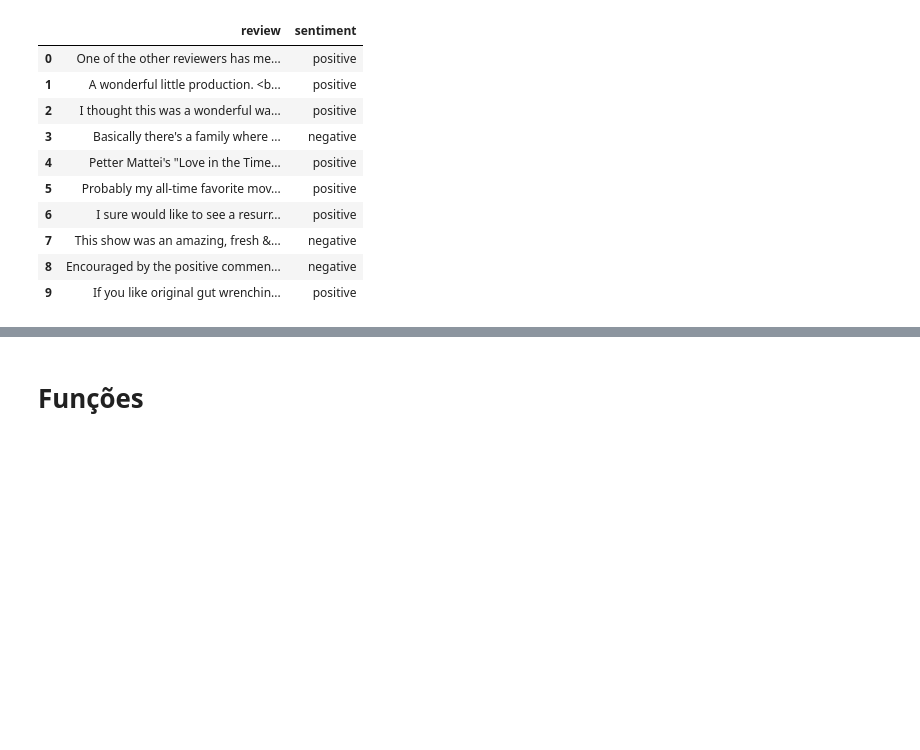
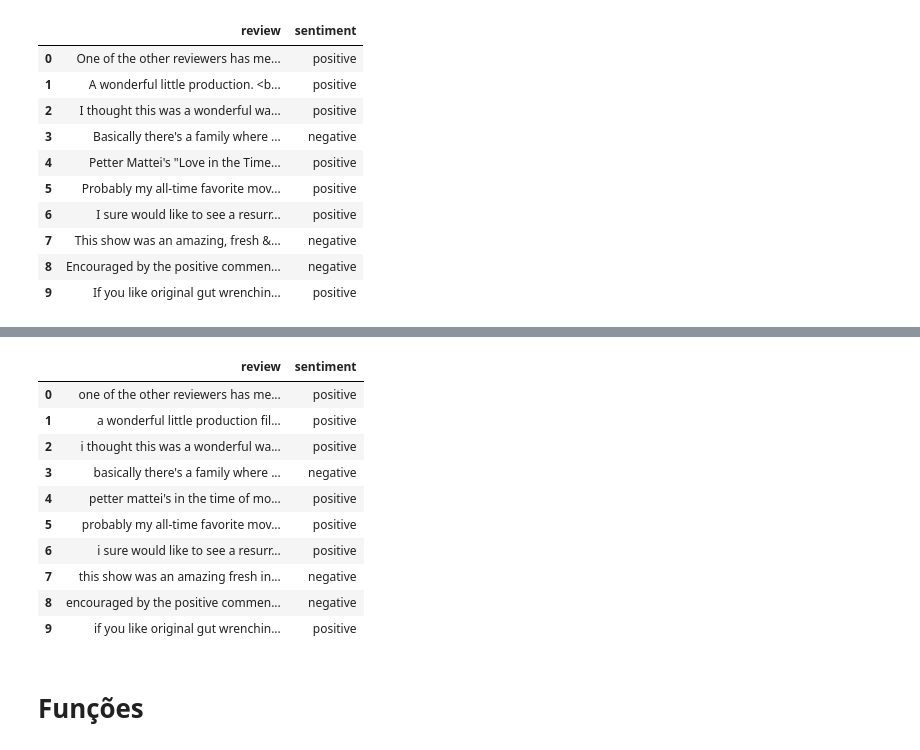
Before and after one commit to danielcarvalho99/Kaggle, a Jupyter notebook: imdb/v1/imdb_reviews.ipynb, the cells around one changed output, grey strips where cells are left out. Cells and saved outputs as stored; diff of their text form; code cells hidden in the pictures; blank space fills up the shorter version.

```diff
--- a/imdb/v1/imdb_reviews.ipynb
+++ b/imdb/v1/imdb_reviews.ipynb
@@ -26,3 +64,17 @@ df.head(10)
+# %%
+df.head(10)
+# %% [output]
+|  | review | sentiment |
+| 0 | one of the other reviewers has me... | positive |
+| 1 | a wonderful little production fil... | positive |
+| 2 | i thought this was a wonderful wa... | positive |
+| 3 | basically there's a family where ... | negative |
+| 4 | petter mattei's in the time of mo... | positive |
+| 5 | probably my all-time favorite mov... | positive |
+| 6 | i sure would like to see a resurr... | positive |
+| 7 | this show was an amazing fresh in... | negative |
+| 8 | encouraged by the positive commen... | negative |
+| 9 | if you like original gut wrenchin... | positive |
 # %% [markdown]
 # Funções
 # %%
```
Also changed, not shown: parts of 8 cells of this notebook.
